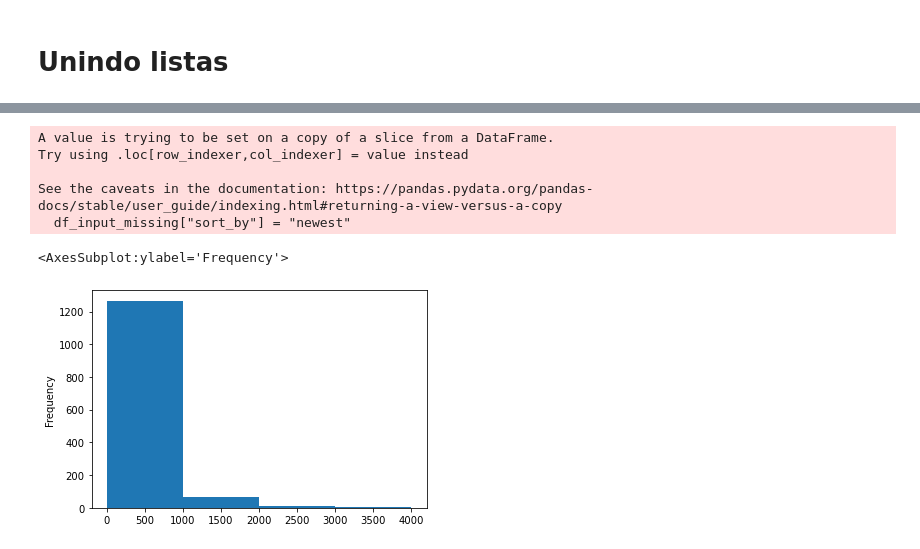
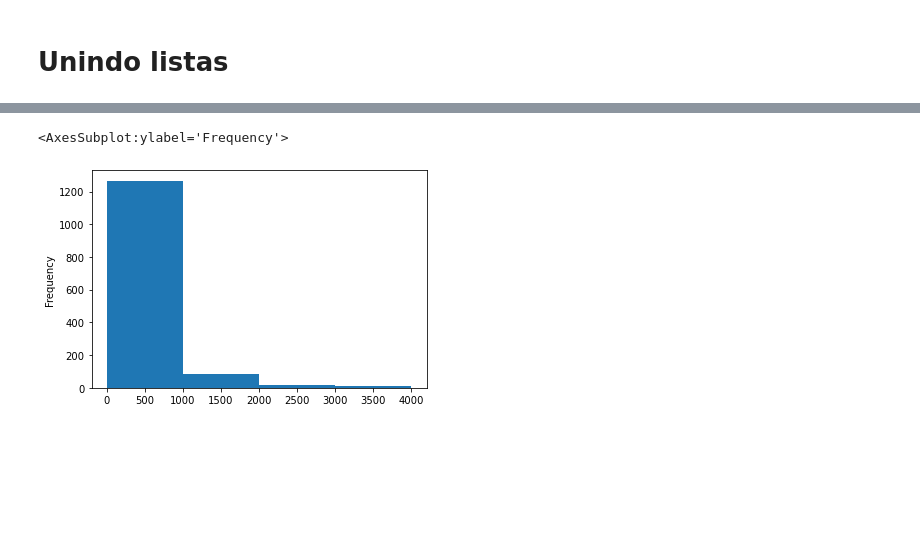
Before and after one commit to brusangues/maps-reviews-api-scraper, a Jupyter notebook: 0_places.ipynb, the cells around one changed output, grey strips where cells are left out. Saved outputs shown, nothing was run; the diff lists cells and outputs as text; code cells hidden in the pictures; blank space fills up the shorter version.

Commit message:
hotels 2025, scraper, prep revisitado, criação de índice com embeddings novos, query dinamica melhorada

```diff
--- a/0_places.ipynb
+++ b/0_places.ipynb
@@ -186,6 +290,10 @@ df_old = pd.read_csv("scraper/input/hotels_23_01_19.csv")
+# %%
+df_old["city"] = ""
+df_old["category"] = ""
+df_old["subtypes"] = ""
 # %%
 df_old["google_id"] = df_old["url"].apply(parse_url)
-df_old["sort_by"] = "most_relevant"
+df_old["sort_by"] = "newest"
 df_old["done"] = 0
 df_old["dt_selection"] = 2023
 df_old.head()
@@ -199,2 +307,2 @@ df_old.head()
 # %%
-df_old = df_old[cols_input]
+df_old[cols_input]
@@ -210,6 +327,6 @@ df_old.head()
 # %% [markdown]
 # Unindo listas
 # %%
-df_input_full = pd.concat([df_input, df_old])
+df_input_full = pd.concat([df_input[cols_input], df_old[cols_input]])
 df_input_full.shape
 # %% [output]
@@ -228,9 +343,3 @@ df_input_missing = df_input_full.query("n_reviews_max > 1200 | dt_selection == 2
 # %%
-df_input_missing["sort_by"] = "newest"
-df_input_missing.to_csv("scraper/input/hotels_24_big.csv", index=False)
+df_input_full.query("n_reviews_max < 100").to_csv(
+    "scraper/input/hotels_2025_lt100.csv", index=False)
-# %% [output]
-A value is trying to be set on a copy of a slice from a DataFrame.
-Try using .loc[row_indexer,col_indexer] = value instead
-
-See the caveats in the documentation: https://pandas.pydata.org/pandas-docs/stable/user_guide/indexing.html#returning-a-view-versus-a-copy
-  df_input_missing["sort_by"] = "newest"
@@ -237,6 +352,6 @@ See the caveats in the documentation: https://pandas.pydata.org/pandas-docs/stab
 # %%
 bins=[0,1000,2000,3000,4000]
-df_input.n_reviews_max.plot(kind="hist", bins=bins, xlabel=bins)
+df_input_full.n_reviews_max.plot(kind="hist", bins=bins, xlabel=bins)
 # %% [output]
 <AxesSubplot:ylabel='Frequency'>
-[figure, old version]
+[figure, new version]
```
Also changed, not shown: parts of 30 cells of this notebook, 9 other files.
